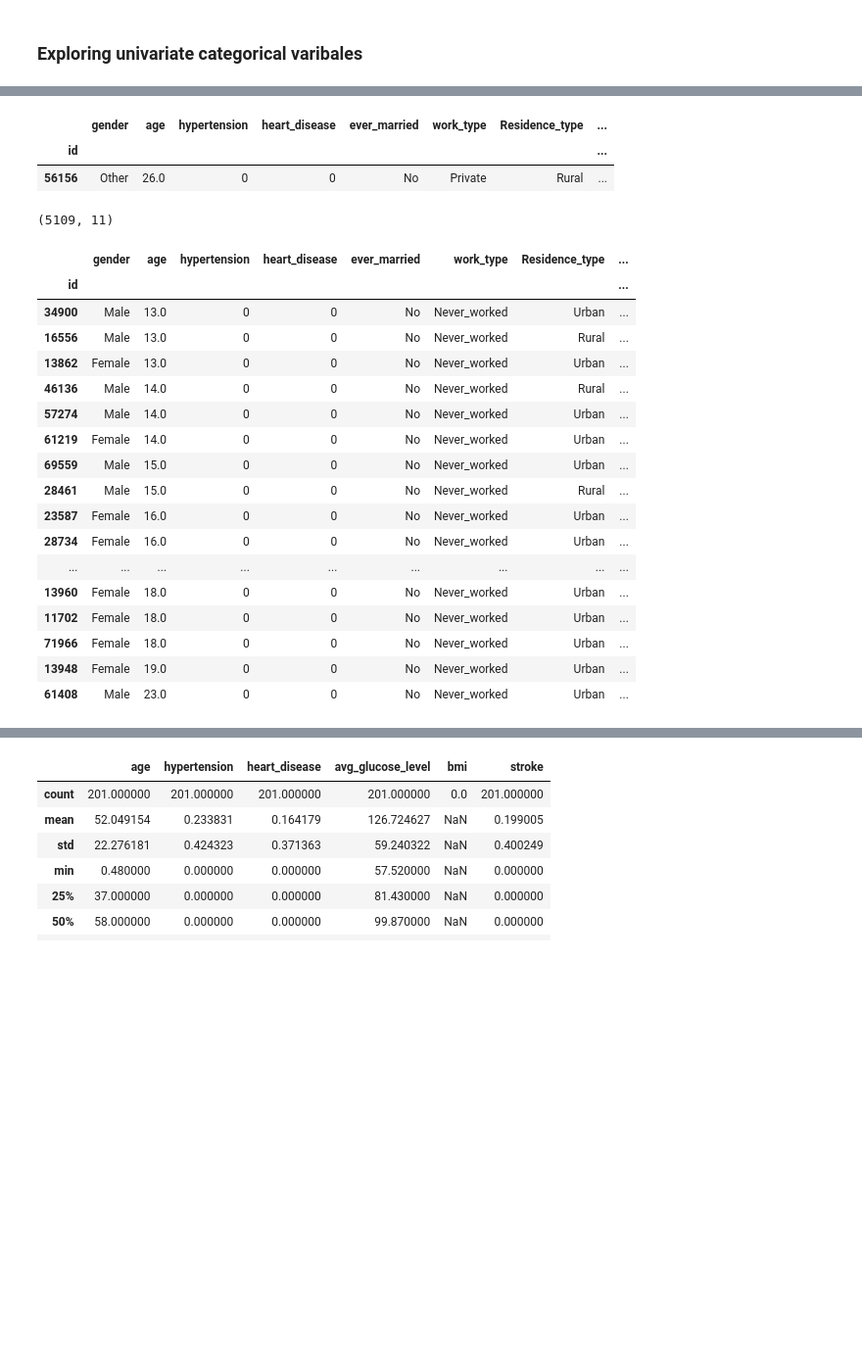
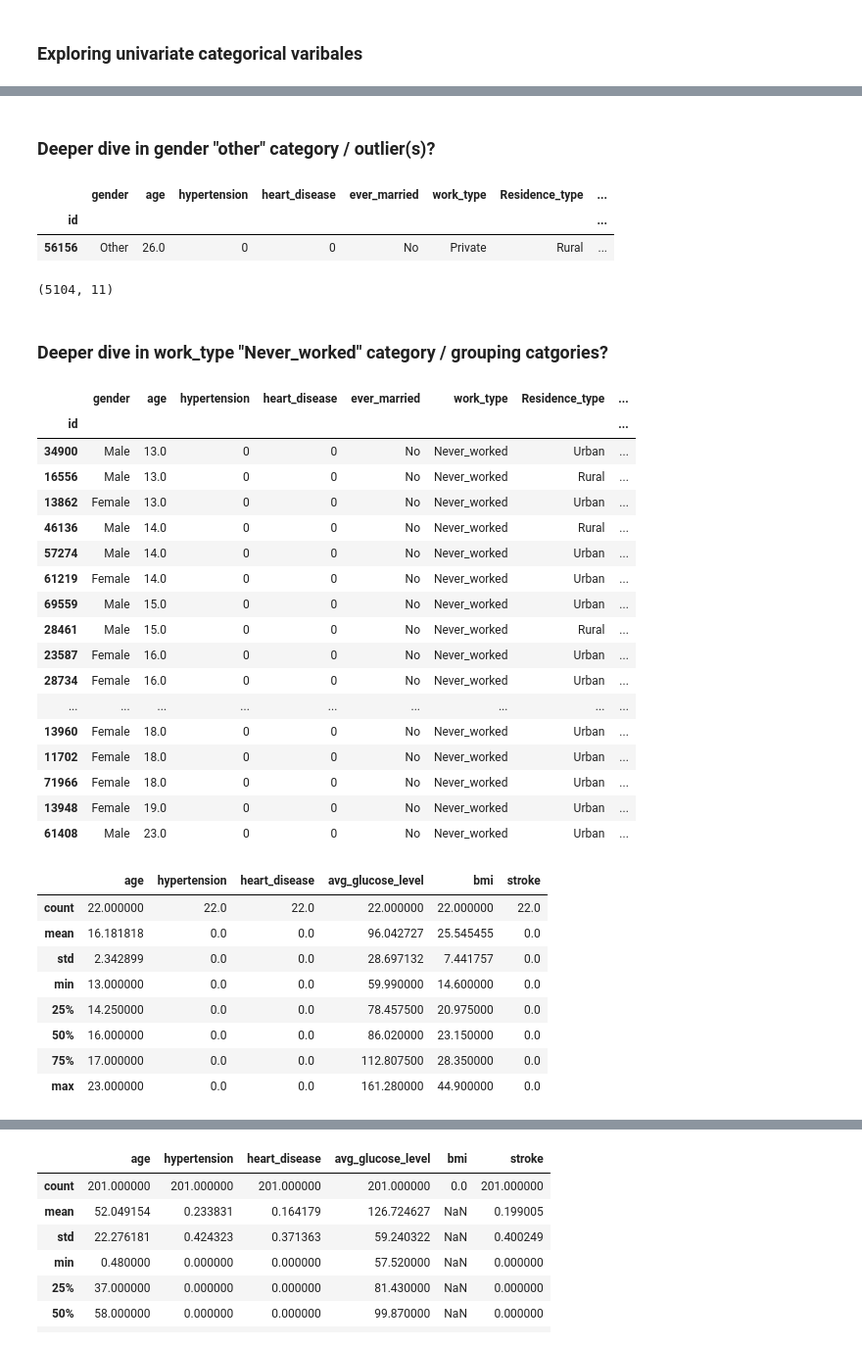
Before and after one commit to SamdGuizani/Python-ML-Labs-Project, a Jupyter notebook: Python ML Labs project_Stroke Prediction.ipynb, the cells around one changed output, grey strips where cells are left out. Shown at 98% size. Cells and saved outputs as stored; diff of their text form; code cells hidden in the pictures; blank space fills up the shorter version.

```diff
--- a/Python ML Labs project_Stroke Prediction.ipynb
+++ b/Python ML Labs project_Stroke Prediction.ipynb
@@ -145,3 +169,5 @@ for cont_var in continuous_vars:
 # %%
-df.loc[(df.bmi >= 65) | (df.bmi <=15), :].sort_values(by='bmi')
+df = df.drop(index=df.loc[df.bmi >= 65].index)
+
+df.shape
 # %% [output]
@@ -207,6 +227,8 @@ Rural    2514
 Name: count, dtype: int64
 [figure]
 ... (4 outputs left out)
+# %% [markdown]
+### Deeper dive in gender "other" category / outlier(s)?
 # %%
 df.loc[df.gender == 'Other']
 # %% [output]
@@ -219,26 +241,41 @@ df = df.drop(index=df.loc[df.gender == 'Other'].index)
 
 df.shape
 # %% [output]
-(5109, 11)
+(5104, 11)
+# %% [markdown]
+### Deeper dive in work_type "Never_worked" category / grouping catgories?
+# %%
+# Exploring few observations work_type == 'Never_worked'
+df.loc[df.work_type == 'Never_worked'].sort_values(by='age')
+# %% [output]
+|  | gender | age | hypertension | heart_disease | ever_married | work_type | Residence_type | ... |
+| id |  |  |  |  |  |  |  | ... |
+| 34900 | Male | 13.0 | 0 | 0 | No | Never_worked | Urban | ... |
+| 16556 | Male | 13.0 | 0 | 0 | No | Never_worked | Rural | ... |
+| 13862 | Female | 13.0 | 0 | 0 | No | Never_worked | Urban | ... |
+| 46136 | Male | 14.0 | 0 | 0 | No | Never_worked | Rural | ... |
+| 57274 | Male | 14.0 | 0 | 0 | No | Never_worked | Urban | ... |
+| 61219 | Female | 14.0 | 0 | 0 | No | Never_worked | Urban | ... |
+| 69559 | Male | 15.0 | 0 | 0 | No | Never_worked | Urban | ... |
+| 28461 | Male | 15.0 | 0 | 0 | No | Never_worked | Rural | ... |
+| 23587 | Female | 16.0 | 0 | 0 | No | Never_worked | Urban | ... |
+| 28734 | Female | 16.0 | 0 | 0 | No | Never_worked | Urban | ... |
+| ... | ... | ... | ... | ... | ... | ... | ... | ... |
+| 13960 | Female | 18.0 | 0 | 0 | No | Never_worked | Urban | ... |
+| 11702 | Female | 18.0 | 0 | 0 | No | Never_worked | Urban | ... |
+| 71966 | Female | 18.0 | 0 | 0 | No | Never_worked | Urban | ... |
+| 13948 | Female | 19.0 | 0 | 0 | No | Never_worked | Urban | ... |
+| 61408 | Male | 23.0 | 0 | 0 | No | Never_worked | Urban | ... |
 # %%
-df.loc[df.work_type == 'Never_worked'].sort_values(by='age')
+df.loc[df.work_type == 'Never_worked'].describe()
 # %% [output]
-|  | gender | age | hypertension | heart_disease | ever_married | work_type | Residence_type | ... |
-| id |  |  |  |  |  |  |  | ... |
-| 34900 | Male | 13.0 | 0 | 0 | No | Never_worked | Urban | ... |
-| 16556 | Male | 13.0 | 0 | 0 | No | Never_worked | Rural | ... |
-| 13862 | Female | 13.0 | 0 | 0 | No | Never_worked | Urban | ... |
-| 46136 | Male | 14.0 | 0 | 0 | No | Never_worked | Rural | ... |
-| 57274 | Male | 14.0 | 0 | 0 | No | Never_worked | Urban | ... |
-| 61219 | Female | 14.0 | 0 | 0 | No | Never_worked | Urban | ... |
-| 69559 | Male | 15.0 | 0 | 0 | No | Never_worked | Urban | ... |
-| 28461 | Male | 15.0 | 0 | 0 | No | Never_worked | Rural | ... |
-| 23587 | Female | 16.0 | 0 | 0 | No | Never_worked | Urban | ... |
-| 28734 | Female | 16.0 | 0 | 0 | No | Never_worked | Urban | ... |
-| ... | ... | ... | ... | ... | ... | ... | ... | ... |
-| 13960 | Female | 18.0 | 0 | 0 | No | Never_worked | Urban | ... |
-| 11702 | Female | 18.0 | 0 | 0 | No | Never_worked | Urban | ... |
-| 71966 | Female | 18.0 | 0 | 0 | No | Never_worked | Urban | ... |
-| 13948 | Female | 19.0 | 0 | 0 | No | Never_worked | Urban | ... |
-| 61408 | Male | 23.0 | 0 | 0 | No | Never_worked | Urban | ... |
+|  | age | hypertension | heart_disease | avg_glucose_level | bmi | stroke |
+| count | 22.000000 | 22.0 | 22.0 | 22.000000 | 22.000000 | 22.0 |
+| mean | 16.181818 | 0.0 | 0.0 | 96.042727 | 25.545455 | 0.0 |
+| std | 2.342899 | 0.0 | 0.0 | 28.697132 | 7.441757 | 0.0 |
+| min | 13.000000 | 0.0 | 0.0 | 59.990000 | 14.600000 | 0.0 |
+| 25% | 14.250000 | 0.0 | 0.0 | 78.457500 | 20.975000 | 0.0 |
+| 50% | 16.000000 | 0.0 | 0.0 | 86.020000 | 23.150000 | 0.0 |
+| 75% | 17.000000 | 0.0 | 0.0 | 112.807500 | 28.350000 | 0.0 |
+| max | 23.000000 | 0.0 | 0.0 | 161.280000 | 44.900000 | 0.0 |
 # %%
```
Also changed, not shown: parts of 48 cells of this notebook.
